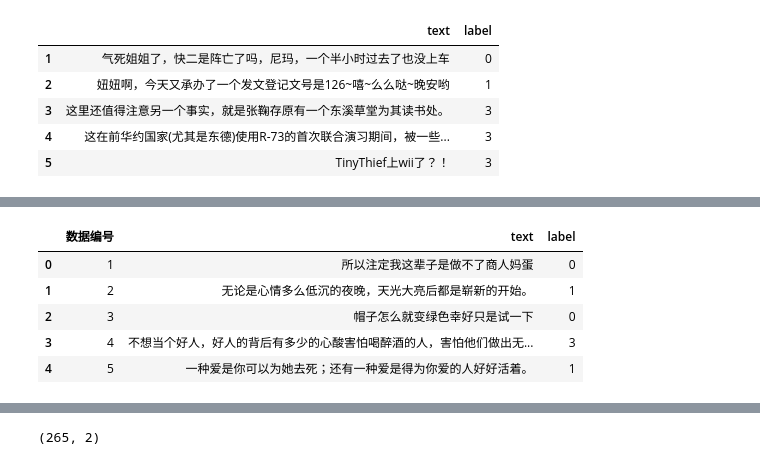
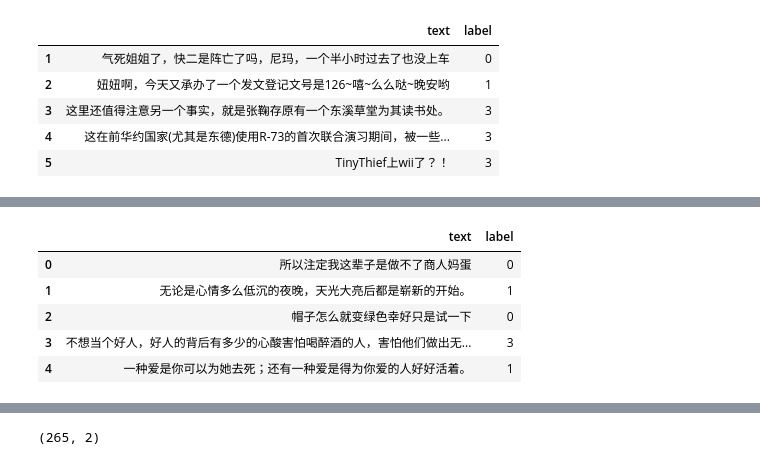
Before and after one commit to Jasper-Hewitt/Jiabo_Roberta_Chinese_sentiment, a Jupyter notebook: Jiabo_Roberta_train_1epoch.ipynb, the cells around one changed output, grey strips where cells are left out. Drawn from its saved outputs; the diff is of its cells as text; code cells hidden in the pictures.

```diff
--- a/Jiabo_Roberta_train_1epoch.ipynb
+++ b/Jiabo_Roberta_train_1epoch.ipynb
@@ -134,16 +163,16 @@ training_pd = training_pd.dropna().reset_index(drop=True)
 # %%
-evaluation_pd = pd.read_excel('/content/usual_eval_labeled.xlsx?raw=true')#[['文本','情绪标签']] /content/usual_eval_labeled.xlsx?raw=true
+evaluation_pd = pd.read_excel('/content/usual_eval_labeled.xlsx?raw=true')[['文本','情绪标签']]
 evaluation_pd = evaluation_pd.rename(columns={'文本': 'text', '情绪标签': 'label'})
 
 evaluation_pd['label'] = evaluation_pd['label'].map(map_dict).astype('int')
 evaluation_pd.head(5)
 # %% [output]
-|  | 数据编号 | text | label |
-| 0 | 1 | 所以注定我这辈子是做不了商人妈蛋 | 0 |
-| 1 | 2 | 无论是心情多么低沉的夜晚，天光大亮后都是崭新的开始。 | 1 |
-| 2 | 3 | 帽子怎么就变绿色幸好只是试一下 | 0 |
-| 3 | 4 | 不想当个好人，好人的背后有多少的心酸害怕喝醉酒的人，害怕他们做出无... | 3 |
-| 4 | 5 | 一种爱是你可以为她去死；还有一种爱是得为你爱的人好好活着。 | 1 |
+|  | text | label |
+| 0 | 所以注定我这辈子是做不了商人妈蛋 | 0 |
+| 1 | 无论是心情多么低沉的夜晚，天光大亮后都是崭新的开始。 | 1 |
+| 2 | 帽子怎么就变绿色幸好只是试一下 | 0 |
+| 3 | 不想当个好人，好人的背后有多少的心酸害怕喝醉酒的人，害怕他们做出无... | 3 |
+| 4 | 一种爱是你可以为她去死；还有一种爱是得为你爱的人好好活着。 | 1 |
 # %%
 if number_classes == 6:
     pass
```
Also changed, not shown: parts of 5 cells of this notebook.
